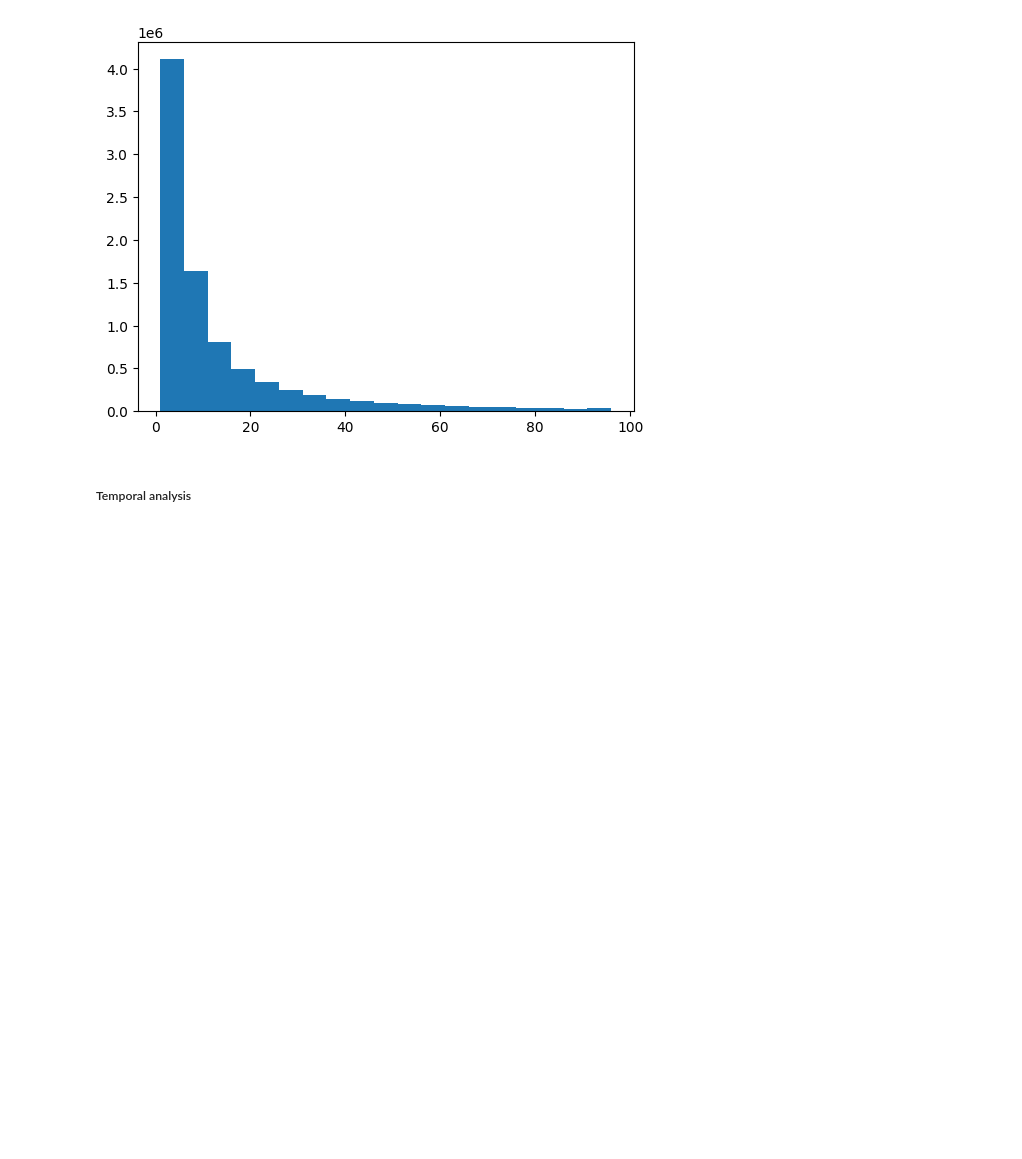
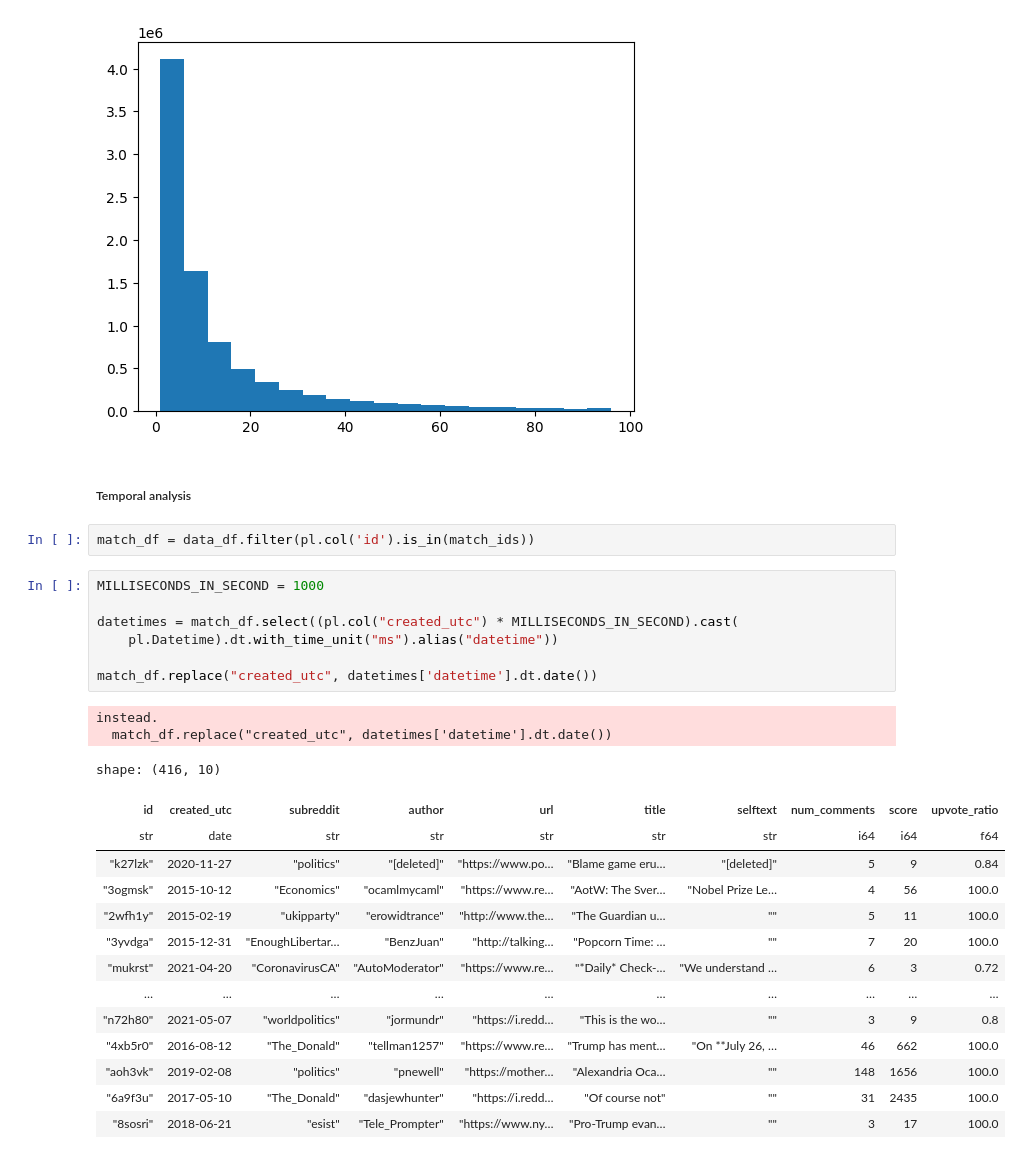
Before and after one commit to tatami-galaxy/sports-language-in-politics, a Jupyter notebook: experiments/notebooks/metaphor_analysis_posts.ipynb, the cells around one changed output. Saved outputs shown, nothing was run; the diff lists cells and outputs as text; blank space fills up the shorter version.

Commit message:
cluster posts meta match

```diff
--- a/experiments/notebooks/metaphor_analysis_posts.ipynb
+++ b/experiments/notebooks/metaphor_analysis_posts.ipynb
@@ -303,3 +309,29 @@ plt.show()
 [figure]
 # %% [markdown]
 ##### Temporal analysis
+# %%
+match_df = data_df.filter(pl.col('id').is_in(match_ids))
+# %%
+MILLISECONDS_IN_SECOND = 1000
+
+datetimes = match_df.select((pl.col("created_utc") * MILLISECONDS_IN_SECOND).cast(
+    pl.Datetime).dt.with_time_unit("ms").alias("datetime"))
+
+match_df.replace("created_utc", datetimes['datetime'].dt.date())
+# %% [output]
+instead.
+  match_df.replace("created_utc", datetimes['datetime'].dt.date())
+shape: (416, 10)
+| id | created_utc | subreddit | author | url | title | selftext | num_comments | score | upvote_ratio |
+| str | date | str | str | str | str | str | i64 | i64 | f64 |
+| "k27lzk" | 2020-11-27 | "politics" | "[deleted]" | "https://www.po… | "Blame game eru… | "[deleted]" | 5 | 9 | 0.84 |
+| "3ogmsk" | 2015-10-12 | "Economics" | "ocamlmycaml" | "https://www.re… | "AotW: The Sver… | "Nobel Prize Le… | 4 | 56 | 100.0 |
+| "2wfh1y" | 2015-02-19 | "ukipparty" | "erowidtrance" | "http://www.the… | "The Guardian u… | "" | 5 | 11 | 100.0 |
+| "3yvdga" | 2015-12-31 | "EnoughLibertar… | "BenzJuan" | "http://talking… | "Popcorn Time: … | "" | 7 | 20 | 100.0 |
+| "mukrst" | 2021-04-20 | "CoronavirusCA" | "AutoModerator" | "https://www.re… | "*Daily* Check-… | "We understand … | 6 | 3 | 0.72 |
+| … | … | … | … | … | … | … | … | … | … |
+| "n72h80" | 2021-05-07 | "worldpolitics" | "jormundr" | "https://i.redd… | "This is the wo… | "" | 3 | 9 | 0.8 |
+| "4xb5r0" | 2016-08-12 | "The_Donald" | "tellman1257" | "https://www.re… | "Trump has ment… | "On **July 26, … | 46 | 662 | 100.0 |
+| "aoh3vk" | 2019-02-08 | "politics" | "pnewell" | "https://mother… | "Alexandria Oca… | "" | 148 | 1656 | 100.0 |
+| "6a9f3u" | 2017-05-10 | "The_Donald" | "dasjewhunter" | "https://i.redd… | "Of course not" | "" | 31 | 2435 | 100.0 |
+| "8sosri" | 2018-06-21 | "esist" | "Tele_Prompter" | "https://www.ny… | "Pro-Trump evan… | "" | 3 | 17 | 100.0 |
```
Also changed, not shown: parts of 11 cells of this notebook, 11 other files.
